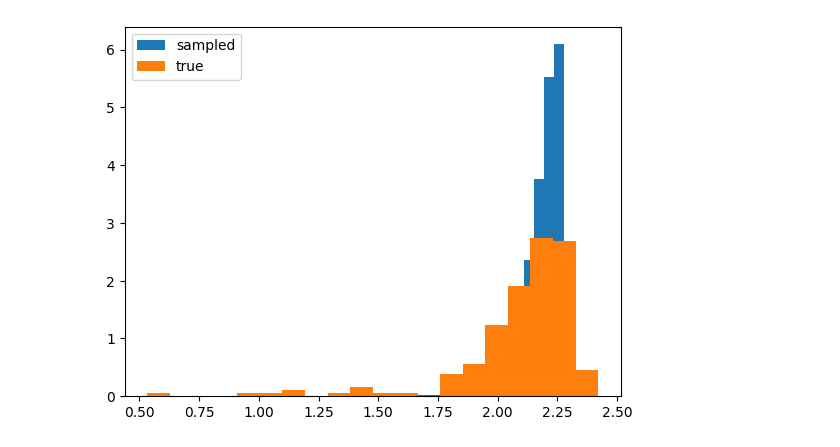
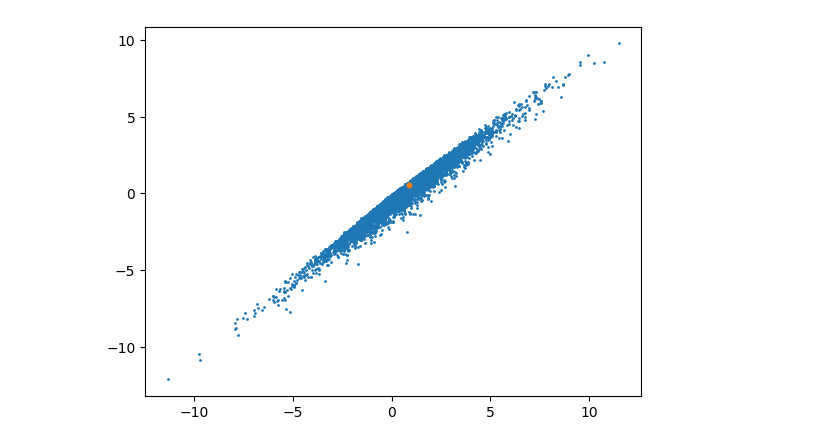
Before and after one commit to hengyuf/VSMCG, a Jupyter notebook: test.ipynb, the cells around one changed output. Cells and saved outputs as stored; diff of their text form; code cells hidden in the pictures.

```diff
--- a/test.ipynb
+++ b/test.ipynb
@@ -44,8 +44,8 @@ class Data_generator:
 #print(DG.gen_data_full(5, 5))
 #Test texts
 # %%
-params = (0.2, 0.2, 6.0, 1, 0.4, 0.1, 0.02, 2.5)
+params = (0, 0.3, 6.0, 0, 0.5, 0., 0., 1)
 # %%
-T = 5
+T = 100
 DG = Data_generator(*params)
 data = DG.gen_data_full(10000, T)
@@ -207,8 +172,6 @@ plt.show()
 # %%
-plt.hist(samples[:,T-1], weights=weights, density=True, bins=20, label="sampled")
-index = (data[0][T-1]>data[0][T-1][0]-0.1)&(data[0][T-1]<data[0][T-1][0]+0.1)
-plt.hist((data[2][T-1])[index], density=True, bins=20, label="true")
-plt.legend()
+plt.scatter(data[0][T-1], data[2][T-1], s=1)
+plt.scatter(data[0][T-1,0], data[2][T-1,0], s=10)
 plt.show()
 # %% [output]
-[figure, old version]
+[figure, new version]
```
Also changed, not shown: parts of 7 cells of this notebook.
